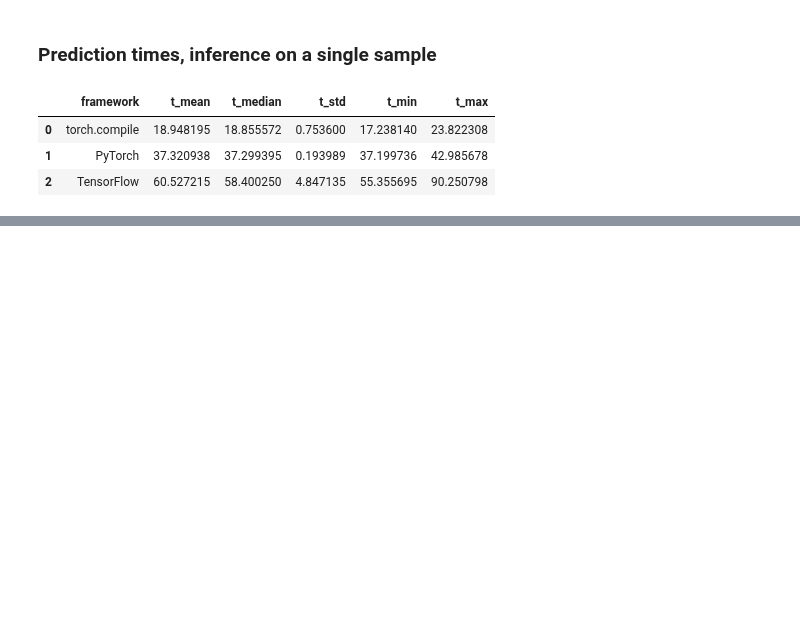
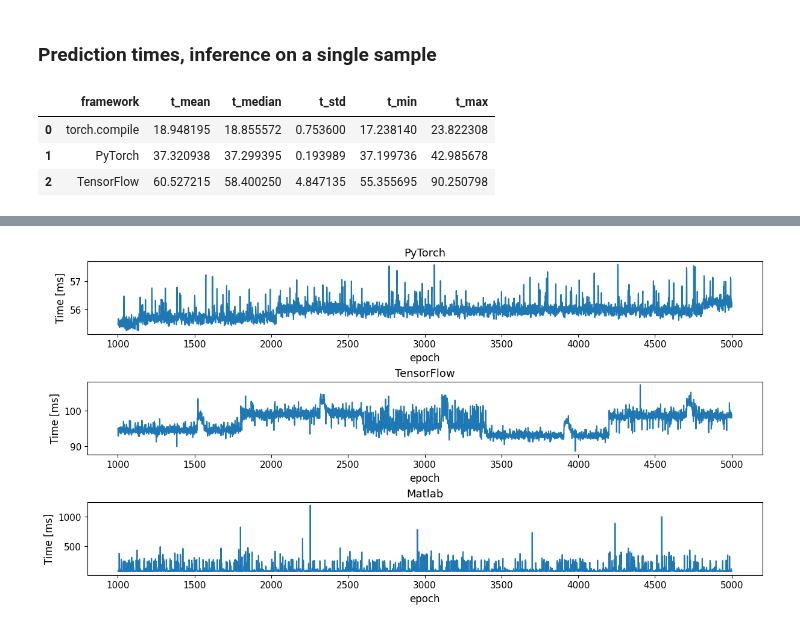
Before and after one commit to mihawb/dnn-lang-comparison, a Jupyter notebook: analysis/yolo-comp.ipynb, the cells around one changed output, grey strips where cells are left out. Drawn from its saved outputs; the diff is of its cells as text; code cells hidden in the pictures; blank space fills up the shorter version.

```diff
--- a/analysis/yolo-comp.ipynb
+++ b/analysis/yolo-comp.ipynb
@@ -94,0 +146,11 @@ infer_all_t
+# %%
+local_bm = pd.concat([pt, tf, matlab])
+fig, axes = plt.subplots(3, 1, figsize=(12, 6), constrained_layout=True)
+
+for framework, ax in zip(local_bm.framework.unique(), axes):
+	data = local_bm[local_bm.framework == framework]
+	sns.lineplot(x="epoch", y="elapsed_time", data=data, ax=ax)
+	ax.set_title(framework)
+	ax.set_ylabel("Time [ms]")
+# %% [output]
+[figure, added]
```
Also changed, not shown: parts of 11 cells of this notebook, 4 other files.
